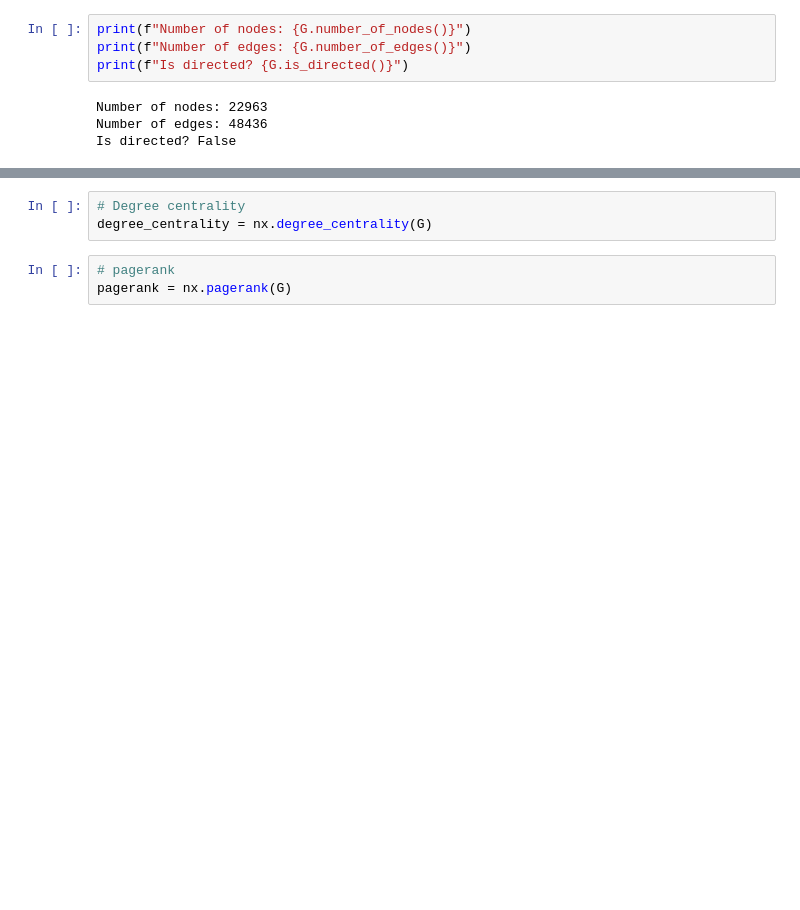
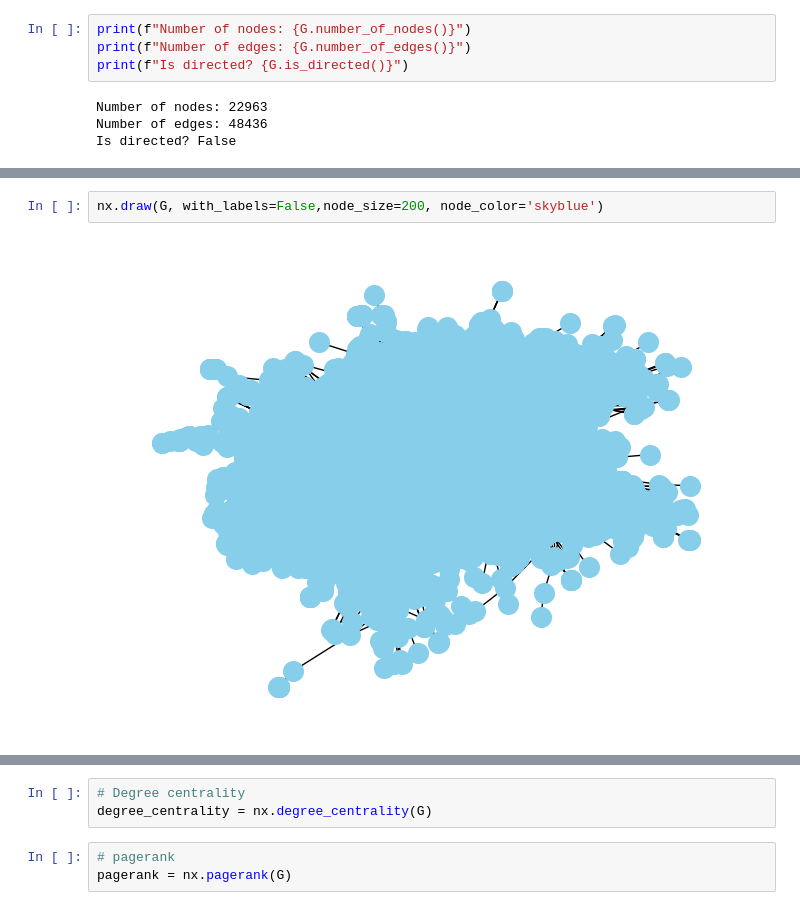
Before and after one commit to pxsa/complex-network-HW, a Jupyter notebook: internet.ipynb, the cells around one changed output, grey strips where cells are left out. Cells and saved outputs as stored; diff of their text form; blank space fills up the shorter version.

```diff
--- a/internet.ipynb
+++ b/internet.ipynb
@@ -17,0 +23,4 @@ Is directed? False
+# %%
+nx.draw(G, with_labels=False,node_size=200, node_color='skyblue')
+# %% [output]
+[figure, added]
```
Also changed, not shown: parts of 19 cells of this notebook, 1 other file.
